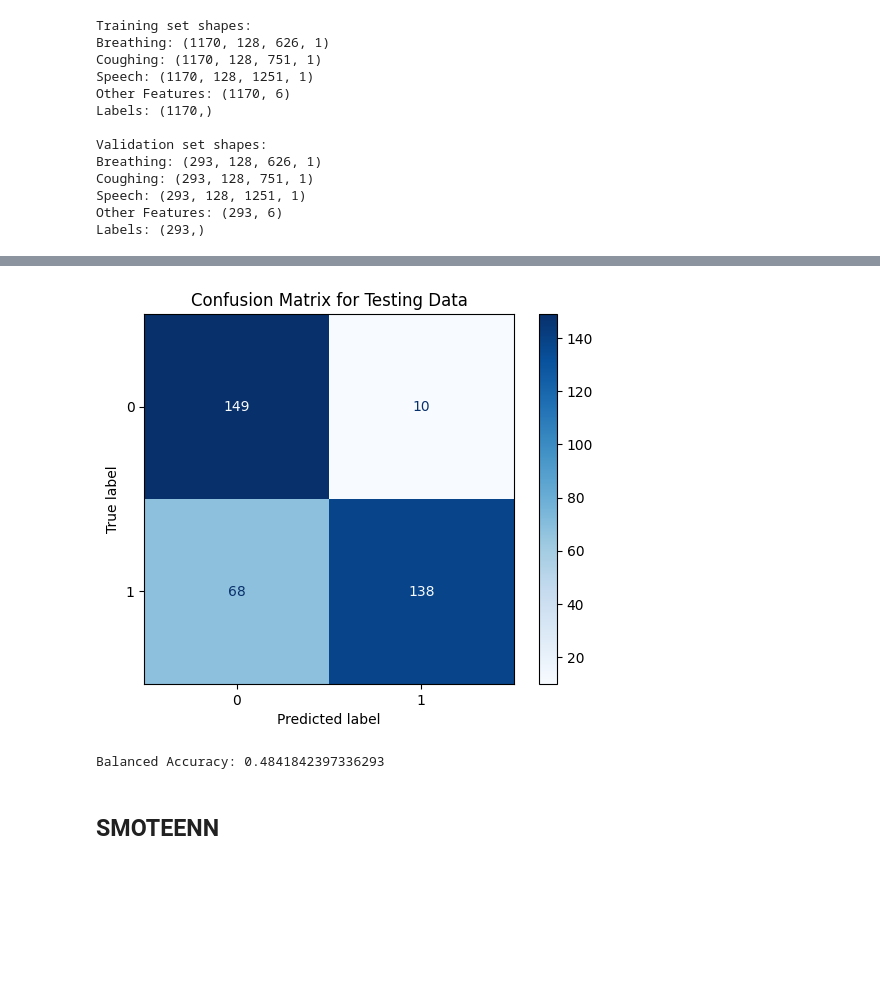
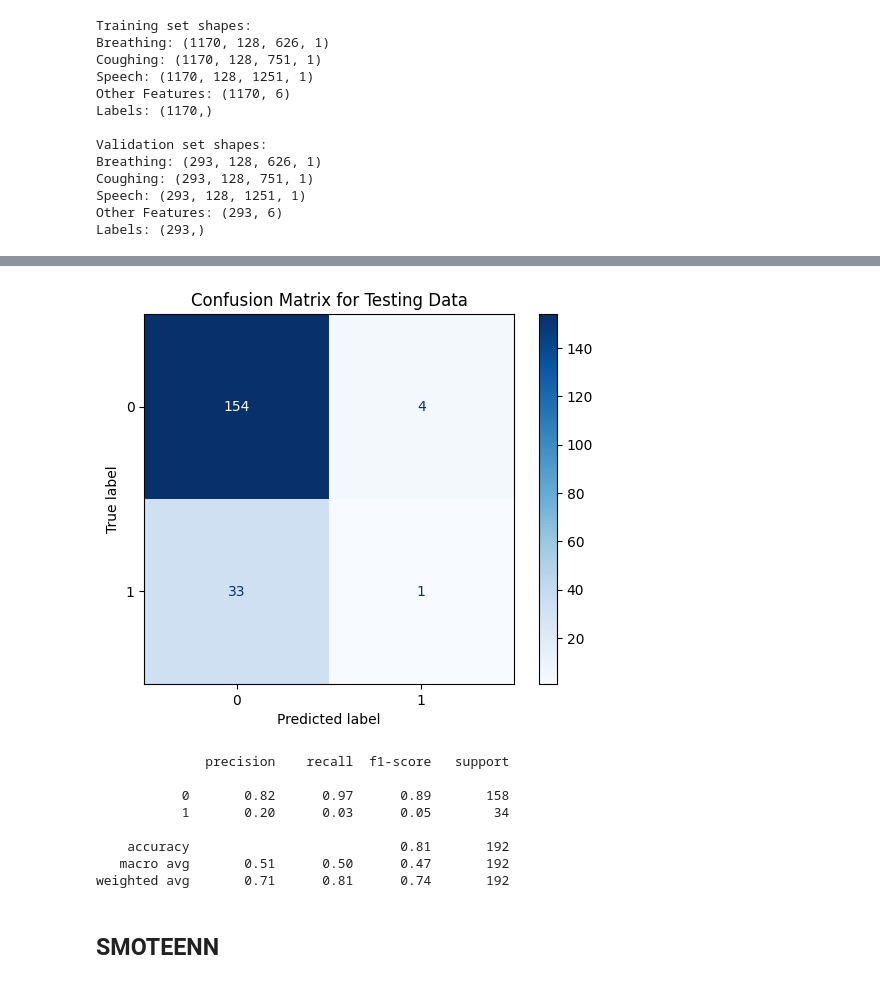
Before and after one commit to opheliasin/covid-detection, a Jupyter notebook: Workbook.ipynb, the cells around one changed output, grey strips where cells are left out. Cells and saved outputs as stored; diff of their text form; code cells hidden in the pictures; blank space fills up the shorter version.

Commit message:
Combined class weights and data augmentation – balanced accuracy stil at 50%

```diff
--- a/Workbook.ipynb
+++ b/Workbook.ipynb
@@ -834,0 +856,20 @@ y_pred_train = model.predict([X_train_breathing, X_train_coughing, X_train_speec
+# %%
+history = model.fit(
+    [X_train_breathing, X_train_coughing, X_train_speech, X_train_other_features],
+    y_train,
+    validation_data=(
+        [X_val_breathing, X_val_coughing, X_val_speech, X_val_other_features],
+        y_val
+    ),
+    epochs=20,
+    batch_size=32,
+    class_weight = class_weights,
+    callbacks=[early_stopping]
+)
+
+
+# Step 4: Evaluate the model on the validation set
+results = model.evaluate(
+    [X_val_breathing, X_val_coughing, X_val_speech, X_val_other_features],
+    y_val
+)
@@ -855,0 +927,3 @@ plt.show()
+# %%
+y_pred_test = model.predict([spectrograms_breathing_test, spectrograms_cough_test, spectrograms_speech_test, all_other_features_test])
+y_pred_test_binary = (y_pred_test > 0.6).astype(int)
@@ -872,16 +945,28 @@ cm = confusion_matrix(y_test, y_pred_test_binary)
 # %%
-disp = ConfusionMatrixDisplay(cm)
+from sklearn.metrics import confusion_matrix, ConfusionMatrixDisplay
 
+cm = confusion_matrix(all_labels_test, y_pred_test_binary)
+
+# Step 4: Visualize or print the confusion matrix
+disp = ConfusionMatrixDisplay(confusion_matrix=cm)
 disp.plot(cmap=plt.cm.Blues)
 plt.title("Confusion Matrix for Testing Data")
 plt.show()
 # %% [output]
-[figure, old version]
+[figure, new version]
-# %%
-balanced_acc = balanced_accuracy_score(y_test, y_pred_test_binary)
-print(f"Balanced Accuracy: {balanced_acc}")
-# %% [output]
-Balanced Accuracy: 0.4841842397336293
+# %%
+from sklearn.metrics import classification_report
+
+print(classification_report(all_labels_test, y_pred_test_binary))
+# %% [output]
+              precision    recall  f1-score   support
+
+           0       0.82      0.97      0.89       158
+           1       0.20      0.03      0.05        34
+
+    accuracy                           0.81       192
+   macro avg       0.51      0.50      0.47       192
+weighted avg       0.71      0.81      0.74       192
 # %% [markdown]
 ## SMOTEENN
 # %% [markdown]
```
Also changed, not shown: parts of 17 cells of this notebook.
